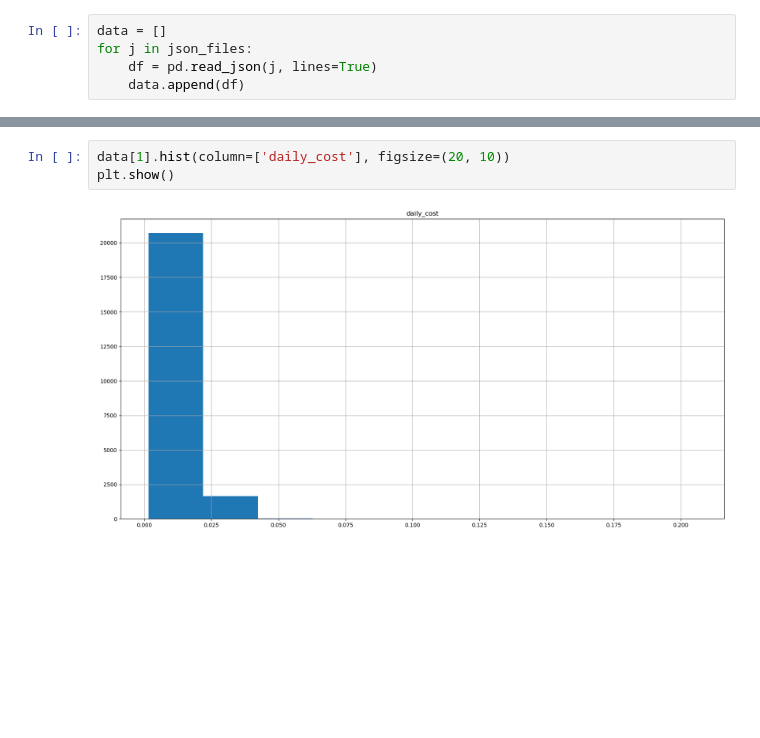
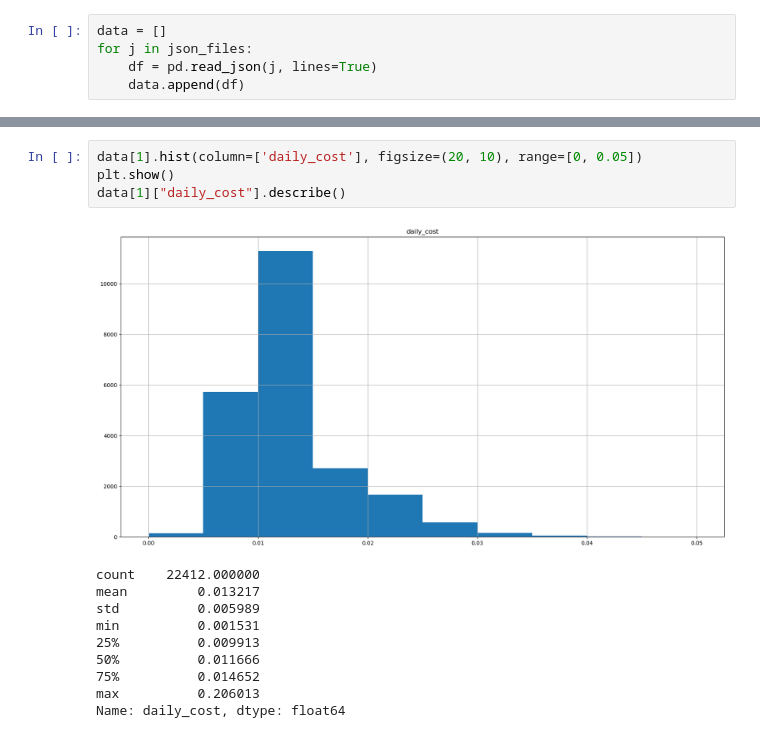
Before and after one commit to brusmichal/-IUM-Projekt, a Jupyter notebook: data.ipynb, the cells around one changed output, grey strips where cells are left out. Cells and saved outputs as stored; diff of their text form; blank space fills up the shorter version.

```diff
--- a/data.ipynb
+++ b/data.ipynb
@@ -43,7 +68,17 @@ plt.show()
 # %%
-data[1].hist(column=['daily_cost'], figsize=(20, 10))
+data[1].hist(column=['daily_cost'], figsize=(20, 10), range=[0, 0.05])
 plt.show()
+data[1]["daily_cost"].describe()
 # %% [output]
-[figure, old version]
+[figure, new version]
+count    22412.000000
+mean         0.013217
+std          0.005989
+min          0.001531
+25%          0.009913
+50%          0.011666
+75%          0.014652
+max          0.206013
+Name: daily_cost, dtype: float64
 # %%
 data[1]['storage_class'].value_counts().plot.bar()
```
Also changed, not shown: parts of 4 cells of this notebook.
